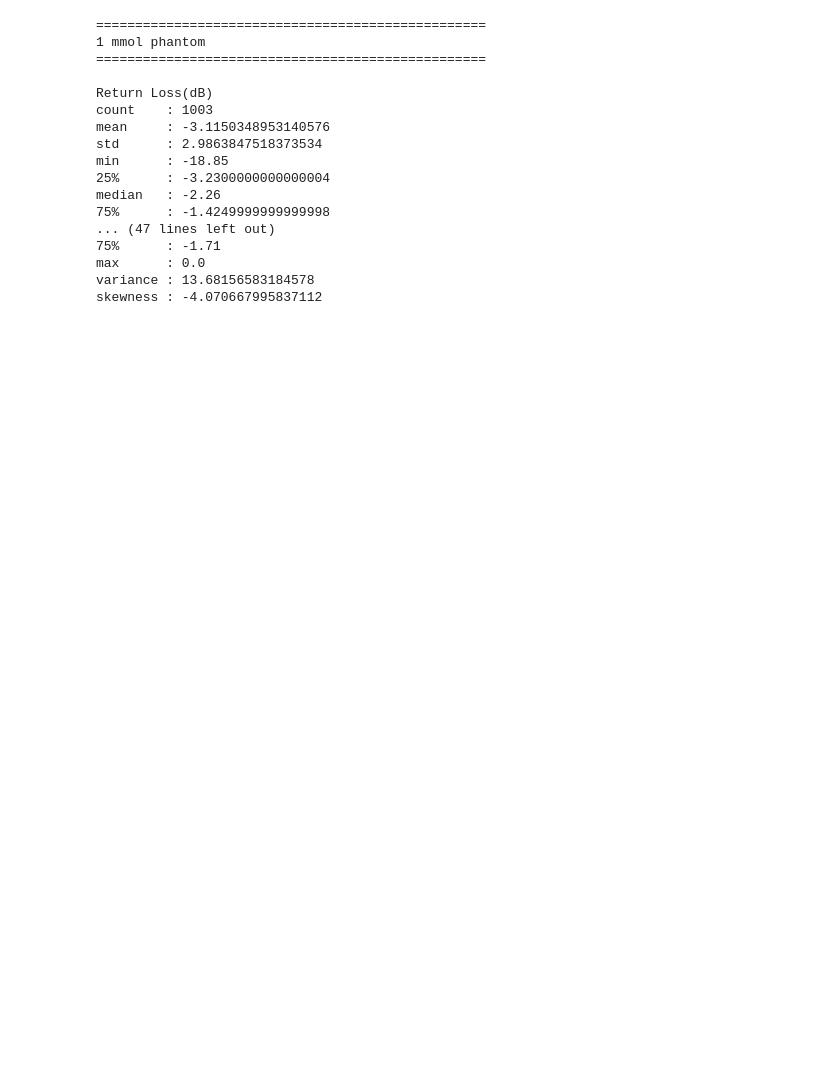
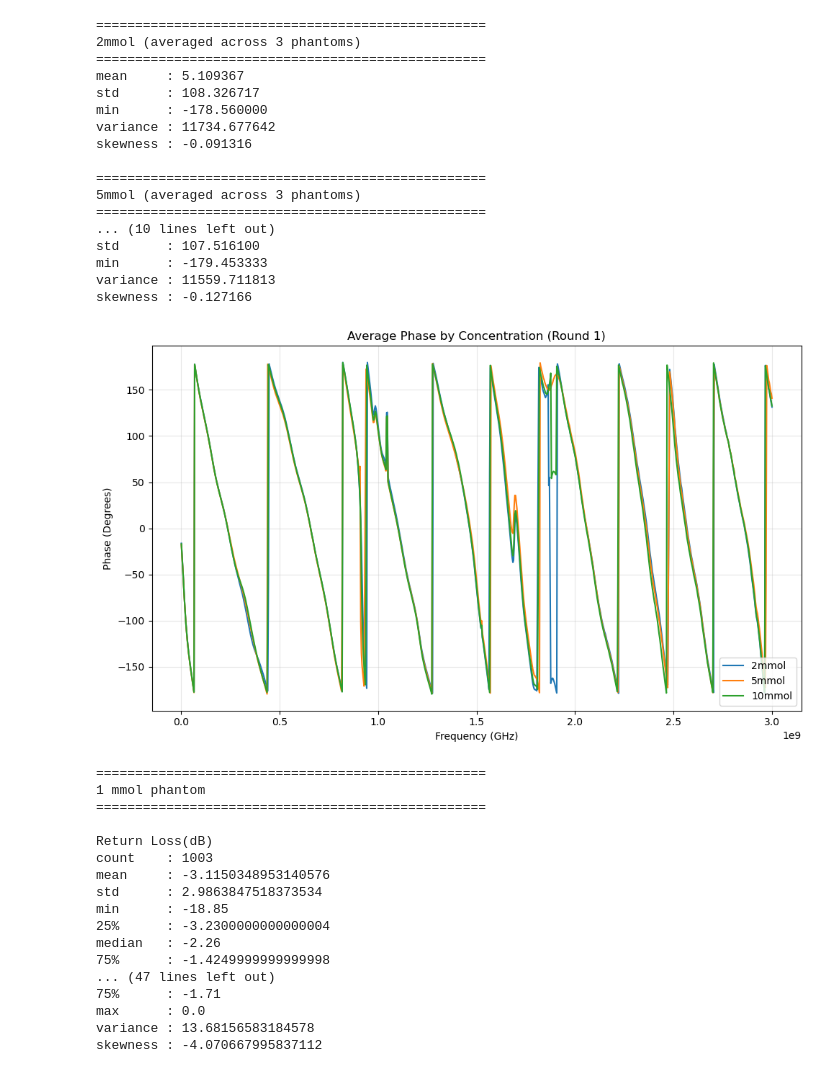
Before and after one commit to Aryanaut/glucoring, a Jupyter notebook: src/data_processing.ipynb, the cells around one changed output. Saved outputs shown, nothing was run; the diff lists cells and outputs as text; code cells hidden in the pictures; blank space fills up the shorter version.

```diff
--- a/src/data_processing.ipynb
+++ b/src/data_processing.ipynb
@@ -12 +168,65 @@ air = pd.read_csv(WD+f'src/data/17-june/0{round}/air.csv')
+# %%
+# Group datasets by concentration
+concentrations = {
+    '2mmol':  [datasets['2mmol phantom 1'],  datasets['2mmol phantom 2'],  datasets['2mmol phantom 3']],
+    '5mmol':  [datasets['5mmol phantom 1'],  datasets['5mmol phantom 2'],  datasets['5mmol phantom 3']],
+    '10mmol': [datasets['10mmol phantom 1'], datasets['10mmol phantom 2'], datasets['10mmol phantom 3']],
+}
+
+col = 'Phase(deg)'
+freq_col = 'Frequency(Hz)'
+
+# Compute per-concentration averages
+averaged = {}
+frequencies = {}
+for conc, dfs in concentrations.items():
+    combined = pd.concat([df[col].reset_index(drop=True) for df in dfs], axis=1)
+    averaged[conc] = combined.mean(axis=1)
+    frequencies[conc] = dfs[0][freq_col].reset_index(drop=True)  # same across phantoms
+
+
+for conc, avg_series in averaged.items():
+    print(f"\n{'='*50}")
+    print(f"{conc} (averaged across 3 phantoms)")
+    print(f"{'='*50}")
+    print(f"mean     : {avg_series.mean():.6f}")
+    print(f"std      : {avg_series.std():.6f}")
+    print(f"min      : {avg_series.min():.6f}")
+    print(f"variance : {avg_series.var():.6f}")
+    print(f"skewness : {avg_series.skew():.6f}")
+
+
+# Plot
+fig, ax = plt.subplots(figsize=(10, 6))
+
+for conc, avg_series in averaged.items():
+    ax.plot(frequencies[conc], avg_series.values, label=conc)
+
+ax.set_xlabel('Frequency (GHz)')
+ax.set_ylabel('Phase (Degrees)')
+ax.set_title(f'Average Phase by Concentration (Round {round})')
+ax.legend()
+ax.grid(True, alpha=0.3)
+
+plt.tight_layout()
+plt.show()
+# %% [output]
+==================================================
+2mmol (averaged across 3 phantoms)
+==================================================
+mean     : 5.109367
+std      : 108.326717
+min      : -178.560000
+variance : 11734.677642
+skewness : -0.091316
+
+==================================================
+5mmol (averaged across 3 phantoms)
+==================================================
+... (10 lines left out)
+std      : 107.516100
+min      : -179.453333
+variance : 11559.711813
+skewness : -0.127166
+[figure, added]
 # %%
```
Also changed, not shown: parts of 7 cells of this notebook, 24 other files.
